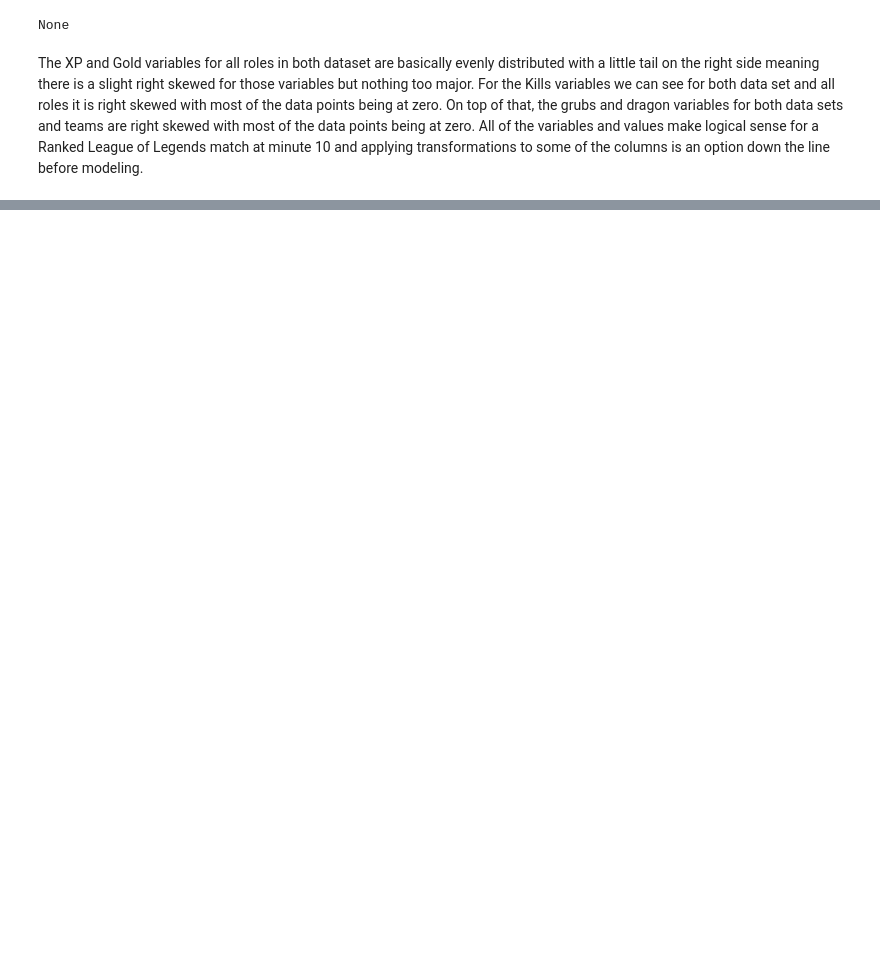
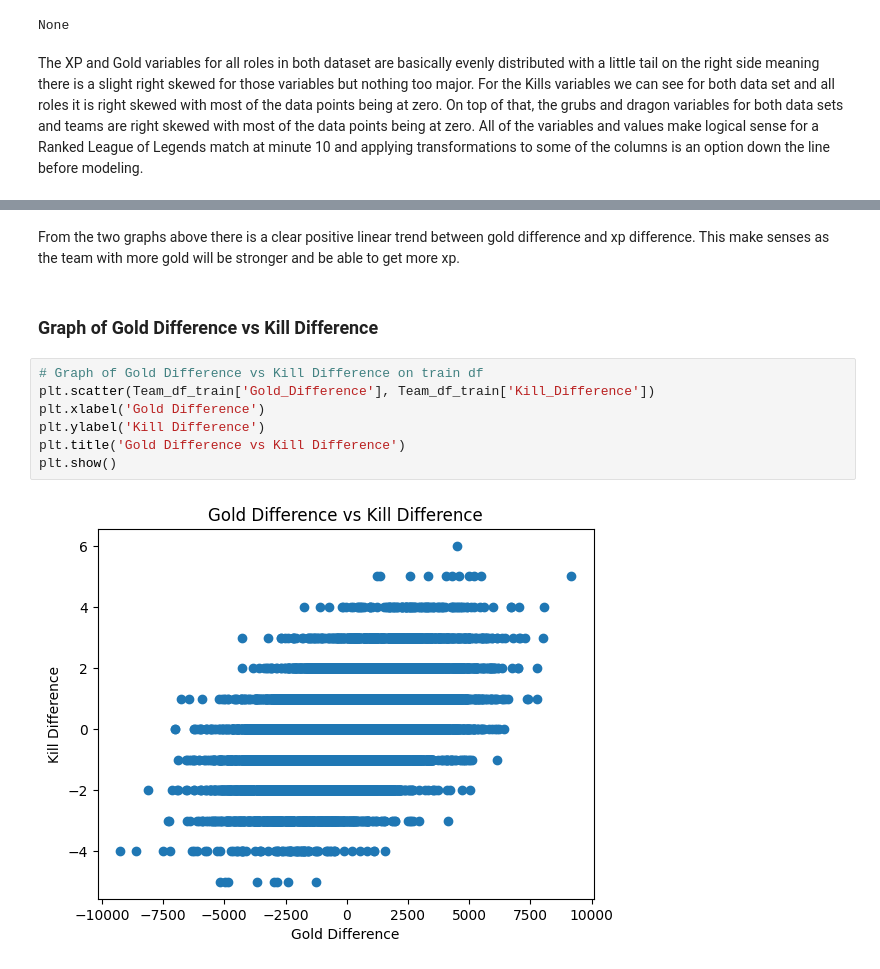
Before and after one commit to ryaltic/Modeling-Ranked-Match-Outcomes-Using-Early-Game-Performance-Data-in-League-of-Legends, a Jupyter notebook: Modeling_Ranked_Matches_Outcomes_LOL.ipynb, the cells around one changed output, grey strips where cells are left out. Drawn from its saved outputs; the diff is of its cells as text; blank space fills up the shorter version.

```diff
--- a/Modeling_Ranked_Matches_Outcomes_LOL.ipynb
+++ b/Modeling_Ranked_Matches_Outcomes_LOL.ipynb
@@ -220,0 +443,13 @@ EDA Visuals and Feature Enginneering
+# %% [markdown]
+From the two graphs above there is a clear positive linear trend between gold difference and xp difference. This make senses as the team with more gold will be stronger and be able to get more xp.
+# %% [markdown]
+### Graph of Gold Difference vs Kill Difference
+# %%
+# Graph of Gold Difference vs Kill Difference on train df
+plt.scatter(Team_df_train['Gold_Difference'], Team_df_train['Kill_Difference'])
+plt.xlabel('Gold Difference')
+plt.ylabel('Kill Difference')
+plt.title('Gold Difference vs Kill Difference')
+plt.show()
+# %% [output]
+[figure, added]
```
Also changed, not shown: parts of 31 cells of this notebook.
